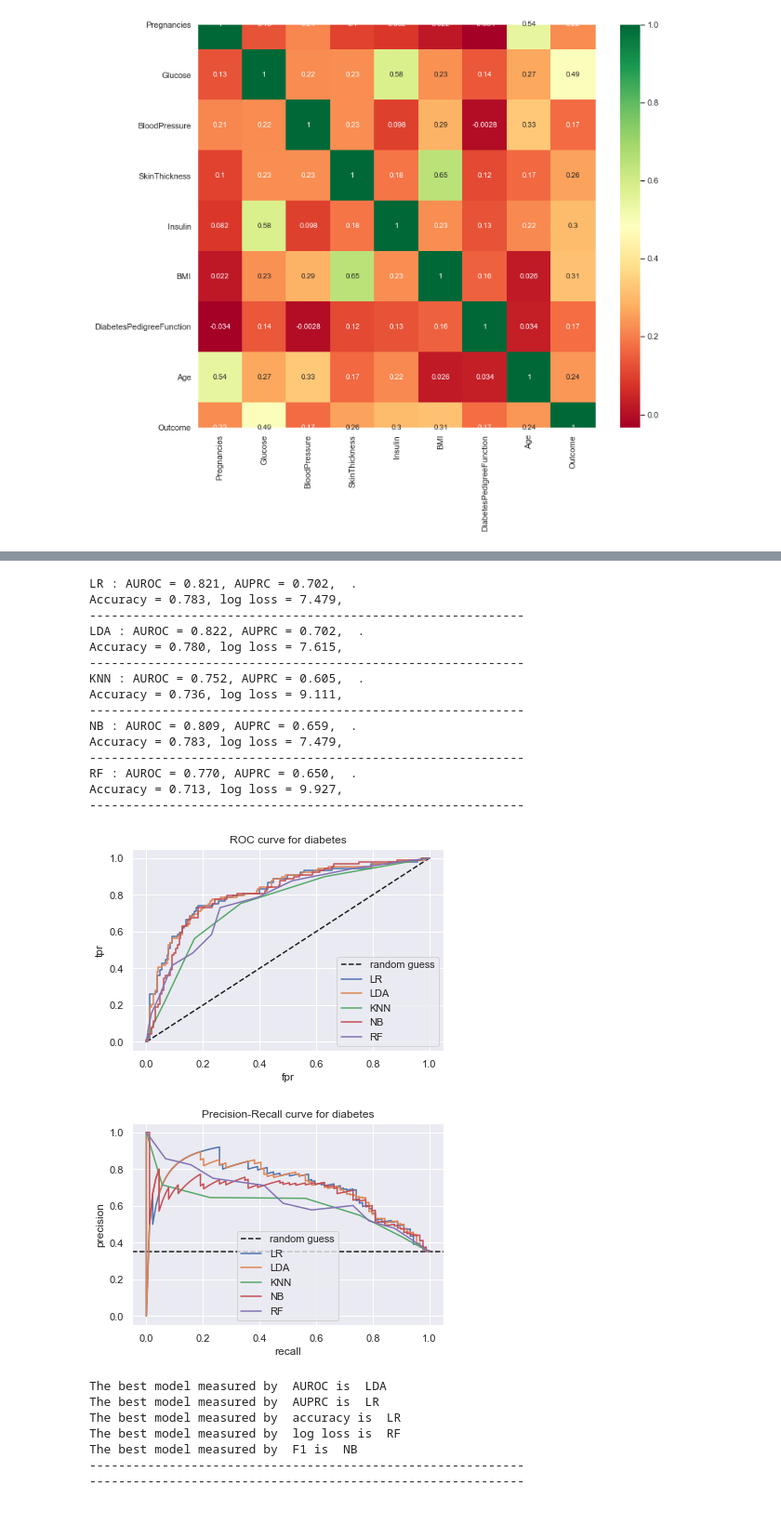
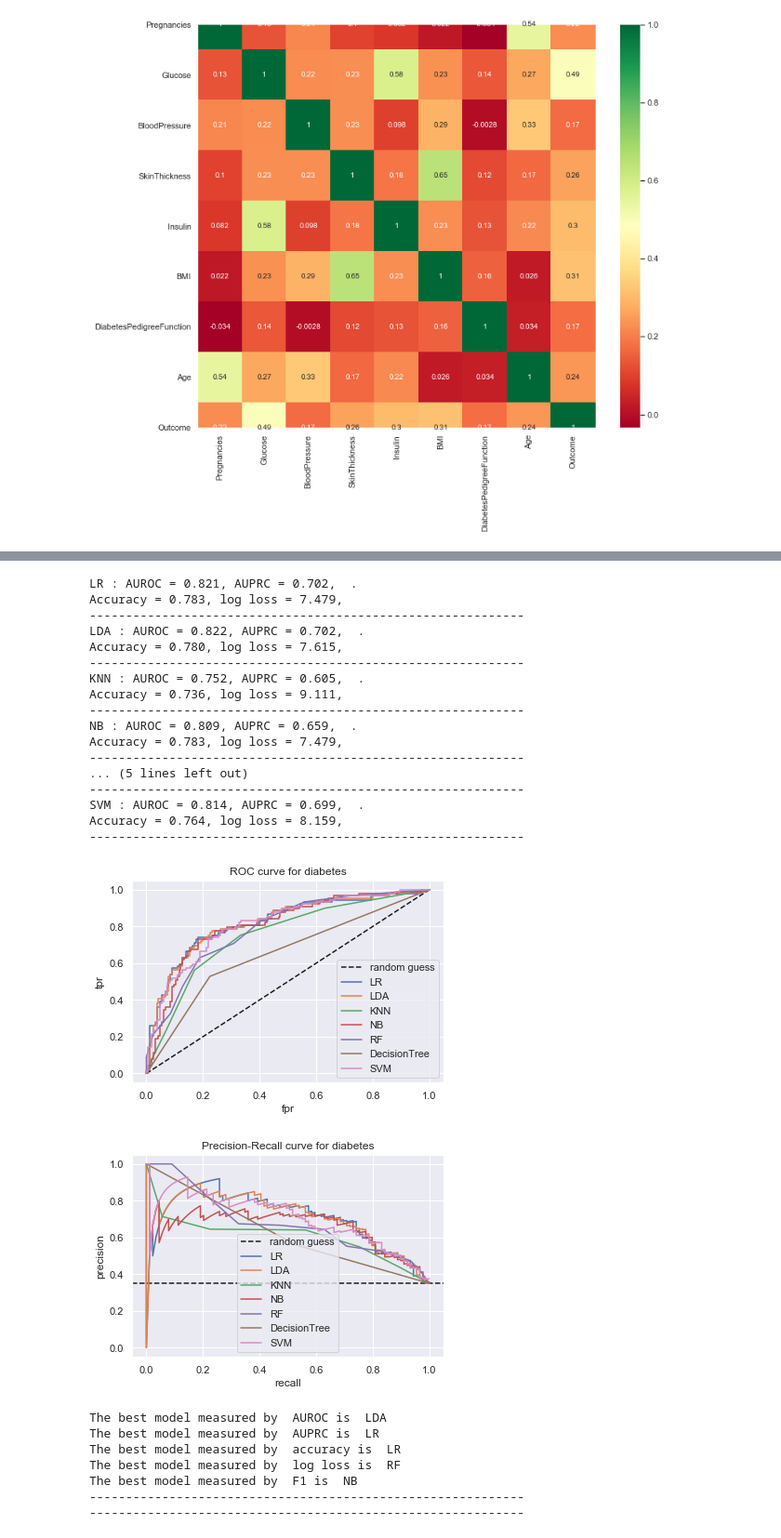
Before and after one commit to SherylHYX/AUROC-vs-AUPRC, a Jupyter notebook: diabetes by Sheryl/diabetes_Sheryl_20200203.ipynb, the cells around one changed output, grey strips where cells are left out. Shown at 93% size. Saved outputs shown, nothing was run; the diff lists cells and outputs as text; code cells hidden in the pictures.

Commit message:
diabetes update

```diff
--- a/diabetes by Sheryl/diabetes_Sheryl_20200203.ipynb
+++ b/diabetes by Sheryl/diabetes_Sheryl_20200203.ipynb
@@ -247,38 +247,40 @@ plt.axhline(y=test_ratio, xmin=0, xmax=1,color='k', linestyle = '--')
 for i in range(7):
     plt.plot(recall_full[prc_cut[i]:prc_cut[i + 1]],precision_full[prc_cut[i]:prc_cut[i + 1]], label=name)
 plt.xlabel('recall')
 plt.ylabel('precision')
 title_name = 'Precision-Recall curve for diabetes'
 plt.title(title_name)
 plt.legend(['random guess','LR', 'LDA','KNN','NB','RF','DecisionTree','SVM'])
 save_name = 'diabetes_PRcurve.png'
 plt.savefig(save_name)
 plt.show()
 
 for i in range(5):
     print('The best model measured by ',measures[i],'is ',names[np.argmax(scores_table[:5,i])])
 print ("--"*30)
 print ("--"*30)
-csv_name ='diabetes.csv'
+csv_name ='diabetes_scores.csv'
 np.savetxt(csv_name, scores_table, delimiter=",")
 # %% [output]
 LR : AUROC = 0.821, AUPRC = 0.702,  .
 Accuracy = 0.783, log loss = 7.479,
 ------------------------------------------------------------
 LDA : AUROC = 0.822, AUPRC = 0.702,  .
 Accuracy = 0.780, log loss = 7.615,
 ------------------------------------------------------------
 KNN : AUROC = 0.752, AUPRC = 0.605,  .
 Accuracy = 0.736, log loss = 9.111,
 ------------------------------------------------------------
 NB : AUROC = 0.809, AUPRC = 0.659,  .
 Accuracy = 0.783, log loss = 7.479,
 ------------------------------------------------------------
-RF : AUROC = 0.770, AUPRC = 0.650,  .
-Accuracy = 0.713, log loss = 9.927,
+... (5 lines left out)
 ------------------------------------------------------------
+SVM : AUROC = 0.814, AUPRC = 0.699,  .
+Accuracy = 0.764, log loss = 8.159,
+------------------------------------------------------------
-[figure, old version]
+[figure, new version]
-[figure, old version]
+[figure, new version]
 The best model measured by  AUROC is  LDA
 The best model measured by  AUPRC is  LR
 The best model measured by  accuracy is  LR
```
Also changed, not shown: 7 other files.
